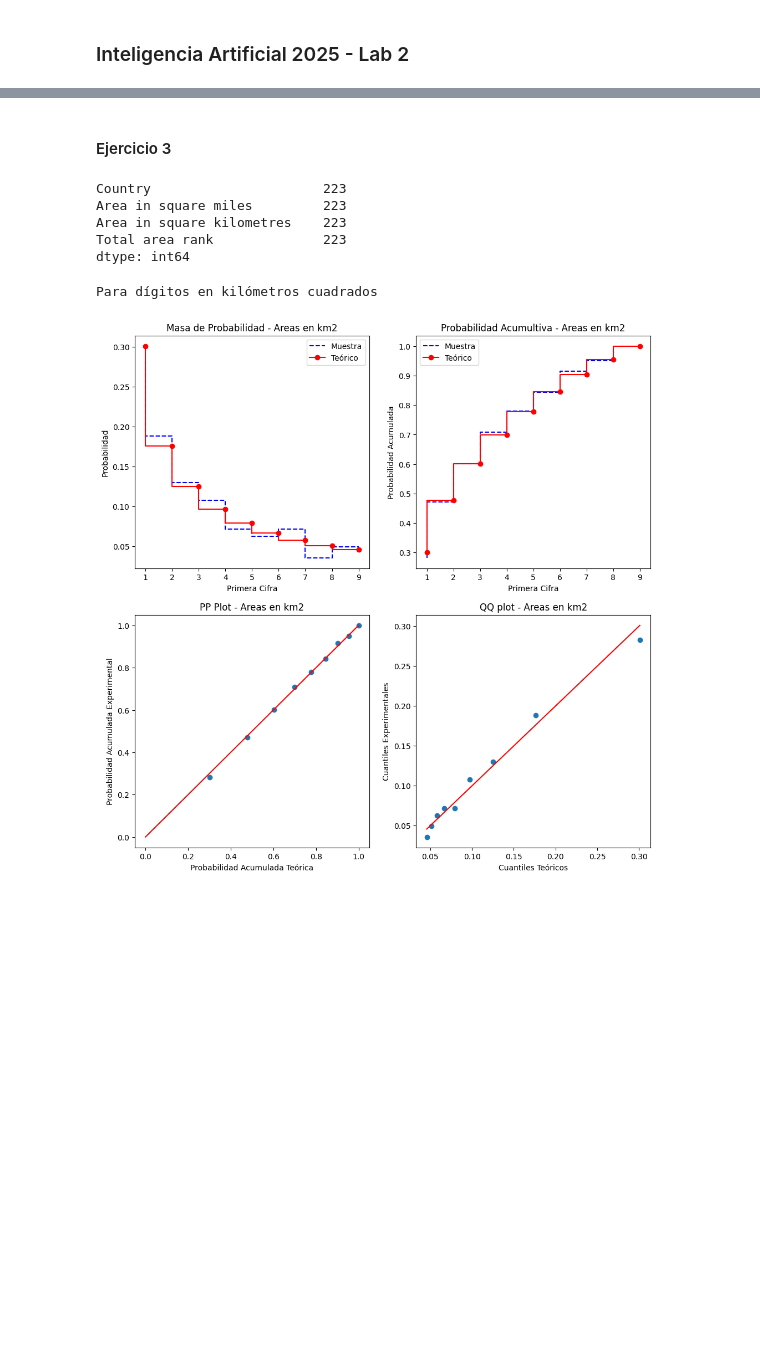
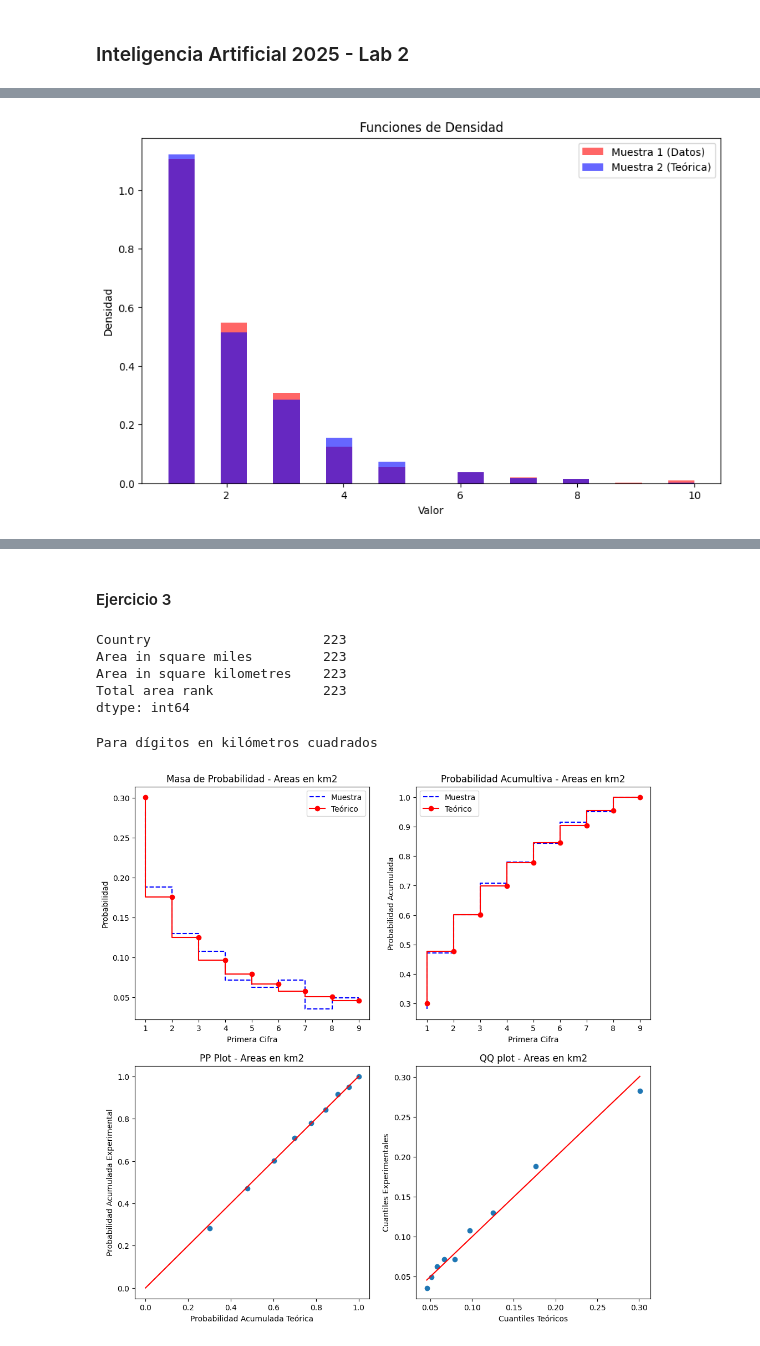
Before and after one commit to MarchMol/ia_lab2, a Jupyter notebook: incisos.ipynb, the cells around one changed output, grey strips where cells are left out. Cells and saved outputs as stored; diff of their text form; code cells hidden in the pictures; blank space fills up the shorter version.

```diff
--- a/incisos.ipynb
+++ b/incisos.ipynb
@@ -12,0 +68,81 @@ import analisis
+# %%
+def comparar_muestras(muestra1, muestra2):
+
+    # muestras
+    muestra1_sorted = np.sort(muestra1)
+    muestra2_sorted = np.sort(muestra2)
+
+    # Histograma de densidad
+    plt.figure(figsize=(10, 6))
+    plt.hist(muestra1, bins=20, density=True, alpha=0.6, color='r', label="Muestra 1 (Datos)")
+    plt.hist(muestra2, bins=20, density=True, alpha=0.6, color='b', label="Muestra 2 (Teórica)")
+    plt.title("Funciones de Densidad")
+    plt.xlabel("Valor")
+    plt.ylabel("Densidad")
+    plt.legend()
+    plt.show()
+
+    # Funciones de distribución acumulada (CDFs)
+    plt.figure(figsize=(10, 6))
+    f1 = np.arange(1, len(muestra1_sorted) + 1) / len(muestra1_sorted)
+    f2 = np.arange(1, len(muestra2_sorted) + 1) / len(muestra2_sorted)
+
+    plt.plot(muestra1_sorted, f1, color='r', label="F1 (Muestra 1)")
+    plt.plot(muestra2_sorted, f2, color='b', label="F2 (Muestra 2)")
+
+    # Distancia KS
+    ks_statistic, p_value = ks_2samp(muestra1, muestra2)
+    ks_x = muestra1_sorted[np.argmax(np.abs(f1 - f2))]
+    ks_y1 = f1[np.argmax(np.abs(f1 - f2))]
+    ks_y2 = f2[np.argmax(np.abs(f1 - f2))]
+
+    plt.vlines(ks_x, ks_y1, ks_y2, color='black', linestyle="dashed", label=f"Distancia KS = {ks_statistic:.4f}")
+    plt.title("Funciones de Distribución Acumuladas")
+    plt.xlabel("Valor")
+    plt.ylabel("Probabilidad Acumulada")
+    plt.legend()
+    plt.show()
+
+    # Gráfica PP (Prob-Prob)
+    plt.figure(figsize=(10, 6))
+    plt.scatter(f1, f2, color='purple')
+    plt.plot([0, 1], [0, 1], 'r--')  # Línea de referencia y = x
+    plt.title("Gráfica PP (Prob-Prob)")
+    plt.xlabel("Probabilidad Acumulada Muestra 1")
+    plt.ylabel("Probabilidad Acumulada Muestra 2")
+    plt.show()
+
+    # Gráfica QQ (Quantil-Quantil)
+    percentiles = np.linspace(0, 100, len(muestra1_sorted))
+    plt.figure(figsize=(10, 6))
+    plt.scatter(np.percentile(muestra1_sorted, percentiles), np.percentile(muestra2_sorted, percentiles), color='purple')
+    plt.plot([muestra1_sorted[0], muestra1_sorted[-1]], [muestra1_sorted[0], muestra1_sorted[-1]], 'r--')
+    plt.title("Gráfica QQ (Quantil-Quantil)")
+    plt.xlabel("Cuantiles Muestra 1")
+    plt.ylabel("Cuantiles Muestra 2")
+    plt.show()
+
+    # Prueba de Kolmogorov-Smirnov
+    print(f"Estadística de KS: {ks_statistic:.4f}")
+    print(f"P-value de KS: {p_value:.4f}")
+
+    return ks_statistic, p_value
+
+# Parámetros
+p = 0.5
+q = min(1.2 * p, 0.99)  # Aseguramos que q < 1
+N = 1000
+
+# Generación de muestras
+muestra_experimental = np.random.geometric(p, size=N)  # Simulación de lanzamientos reales
+muestra_teorica_p = geom.rvs(p, size=N)  # Distribución teórica con p
+muestra_teorica_q = geom.rvs(q, size=N)  # Distribución teórica con q = 1.2*p
+
+# Comparación con distribución Geom(p)
+print("Comparación con Geom(p):")
+comparar_muestras(muestra_experimental, muestra_teorica_p)
+
+# Comparación con distribución Geom(q)
+print("Comparación con Geom(q):")
+comparar_muestras(muestra_experimental, muestra_teorica_q)
+# %% [output]
@@ -12,0 +150 @@ import analisis
+[figure, added]
```
Also changed, not shown: parts of 7 cells of this notebook.
